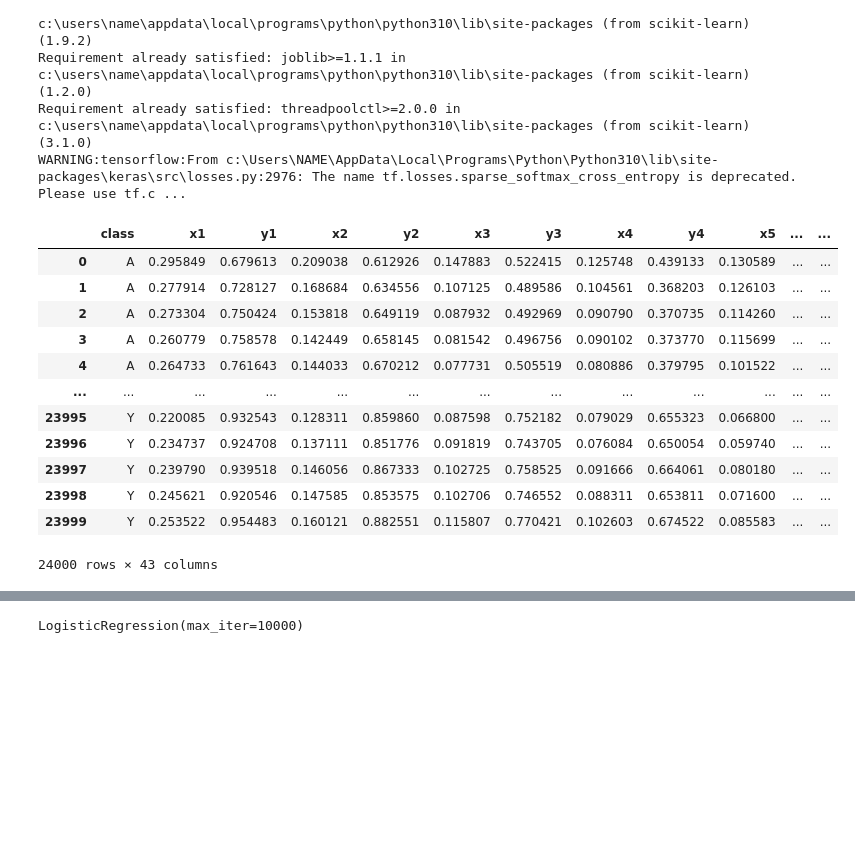
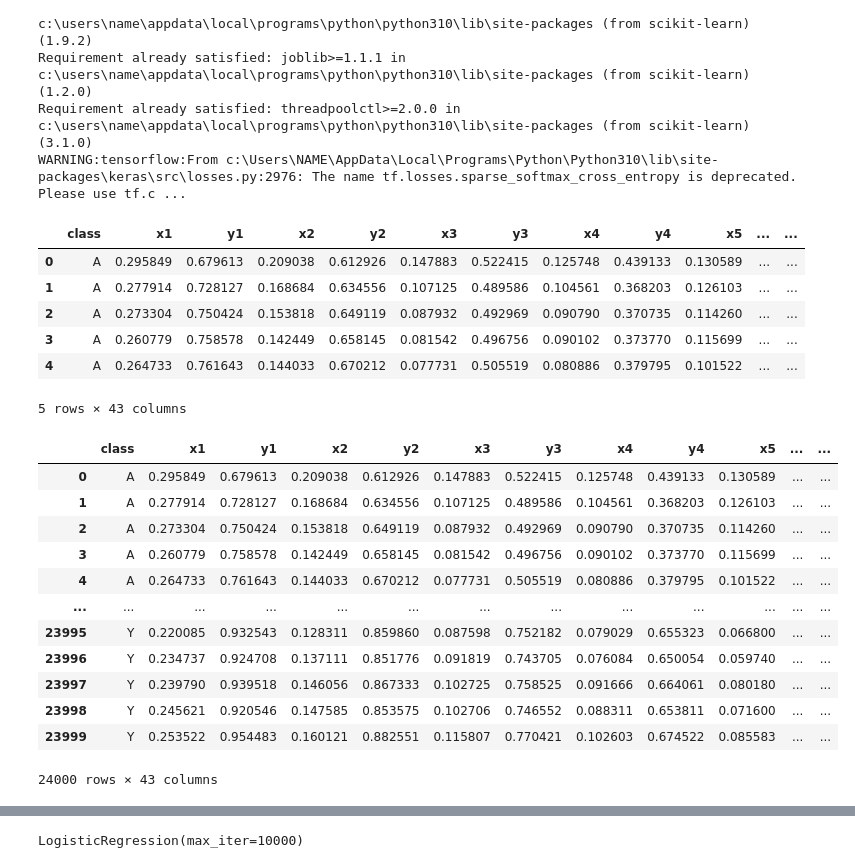
Before and after one commit to Tienlee41/Machine-Learning-Final-Project, a Jupyter notebook: Logistic_Regression/logistic_regression.ipynb, the cells around one changed output, grey strips where cells are left out. Cells and saved outputs as stored; diff of their text form; code cells hidden in the pictures; blank space fills up the shorter version.

```diff
--- a/Logistic_Regression/logistic_regression.ipynb
+++ b/Logistic_Regression/logistic_regression.ipynb
@@ -27,18 +27,28 @@ WARNING:tensorflow:From c:\Users\NAME\AppData\Local\Programs\Python\Python310\li
 # %%
 dataset = pd.read_csv('../hand_dataset.csv')
 
-dataset
+dataset.head()
 # %% [output]
 |  | class | x1 | y1 | x2 | y2 | x3 | y3 | x4 | y4 | x5 | ... | ... |
 | 0 | A | 0.295849 | 0.679613 | 0.209038 | 0.612926 | 0.147883 | 0.522415 | 0.125748 | 0.439133 | 0.130589 | ... | ... |
 | 1 | A | 0.277914 | 0.728127 | 0.168684 | 0.634556 | 0.107125 | 0.489586 | 0.104561 | 0.368203 | 0.126103 | ... | ... |
 | 2 | A | 0.273304 | 0.750424 | 0.153818 | 0.649119 | 0.087932 | 0.492969 | 0.090790 | 0.370735 | 0.114260 | ... | ... |
 | 3 | A | 0.260779 | 0.758578 | 0.142449 | 0.658145 | 0.081542 | 0.496756 | 0.090102 | 0.373770 | 0.115699 | ... | ... |
 | 4 | A | 0.264733 | 0.761643 | 0.144033 | 0.670212 | 0.077731 | 0.505519 | 0.080886 | 0.379795 | 0.101522 | ... | ... |
-| ... | ... | ... | ... | ... | ... | ... | ... | ... | ... | ... | ... | ... |
-| 23995 | Y | 0.220085 | 0.932543 | 0.128311 | 0.859860 | 0.087598 | 0.752182 | 0.079029 | 0.655323 | 0.066800 | ... | ... |
-| 23996 | Y | 0.234737 | 0.924708 | 0.137111 | 0.851776 | 0.091819 | 0.743705 | 0.076084 | 0.650054 | 0.059740 | ... | ... |
-| 23997 | Y | 0.239790 | 0.939518 | 0.146056 | 0.867333 | 0.102725 | 0.758525 | 0.091666 | 0.664061 | 0.080180 | ... | ... |
-| 23998 | Y | 0.245621 | 0.920546 | 0.147585 | 0.853575 | 0.102706 | 0.746552 | 0.088311 | 0.653811 | 0.071600 | ... | ... |
-| 23999 | Y | 0.253522 | 0.954483 | 0.160121 | 0.882551 | 0.115807 | 0.770421 | 0.102603 | 0.674522 | 0.085583 | ... | ... |
-24000 rows × 43 columns
+5 rows × 43 columns
+# %%
+dataset
+# %% [output]
+|  | class | x1 | y1 | x2 | y2 | x3 | y3 | x4 | y4 | x5 | ... | ... |
+| 0 | A | 0.295849 | 0.679613 | 0.209038 | 0.612926 | 0.147883 | 0.522415 | 0.125748 | 0.439133 | 0.130589 | ... | ... |
+| 1 | A | 0.277914 | 0.728127 | 0.168684 | 0.634556 | 0.107125 | 0.489586 | 0.104561 | 0.368203 | 0.126103 | ... | ... |
+| 2 | A | 0.273304 | 0.750424 | 0.153818 | 0.649119 | 0.087932 | 0.492969 | 0.090790 | 0.370735 | 0.114260 | ... | ... |
+| 3 | A | 0.260779 | 0.758578 | 0.142449 | 0.658145 | 0.081542 | 0.496756 | 0.090102 | 0.373770 | 0.115699 | ... | ... |
+| 4 | A | 0.264733 | 0.761643 | 0.144033 | 0.670212 | 0.077731 | 0.505519 | 0.080886 | 0.379795 | 0.101522 | ... | ... |
+| ... | ... | ... | ... | ... | ... | ... | ... | ... | ... | ... | ... | ... |
+| 23995 | Y | 0.220085 | 0.932543 | 0.128311 | 0.859860 | 0.087598 | 0.752182 | 0.079029 | 0.655323 | 0.066800 | ... | ... |
+| 23996 | Y | 0.234737 | 0.924708 | 0.137111 | 0.851776 | 0.091819 | 0.743705 | 0.076084 | 0.650054 | 0.059740 | ... | ... |
+| 23997 | Y | 0.239790 | 0.939518 | 0.146056 | 0.867333 | 0.102725 | 0.758525 | 0.091666 | 0.664061 | 0.080180 | ... | ... |
+| 23998 | Y | 0.245621 | 0.920546 | 0.147585 | 0.853575 | 0.102706 | 0.746552 | 0.088311 | 0.653811 | 0.071600 | ... | ... |
+| 23999 | Y | 0.253522 | 0.954483 | 0.160121 | 0.882551 | 0.115807 | 0.770421 | 0.102603 | 0.674522 | 0.085583 | ... | ... |
+24000 rows × 43 columns
```
Also changed, not shown: parts of 10 cells of this notebook, 1 other file.
